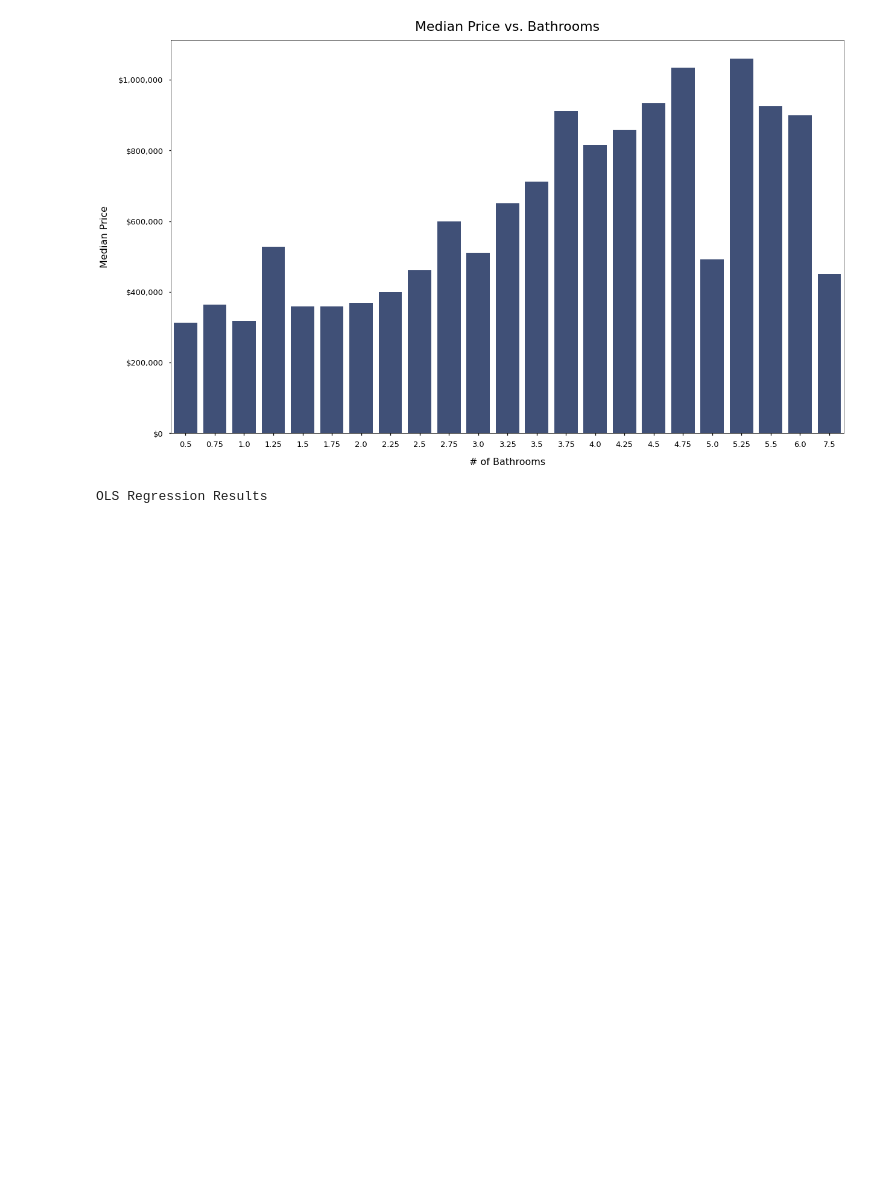
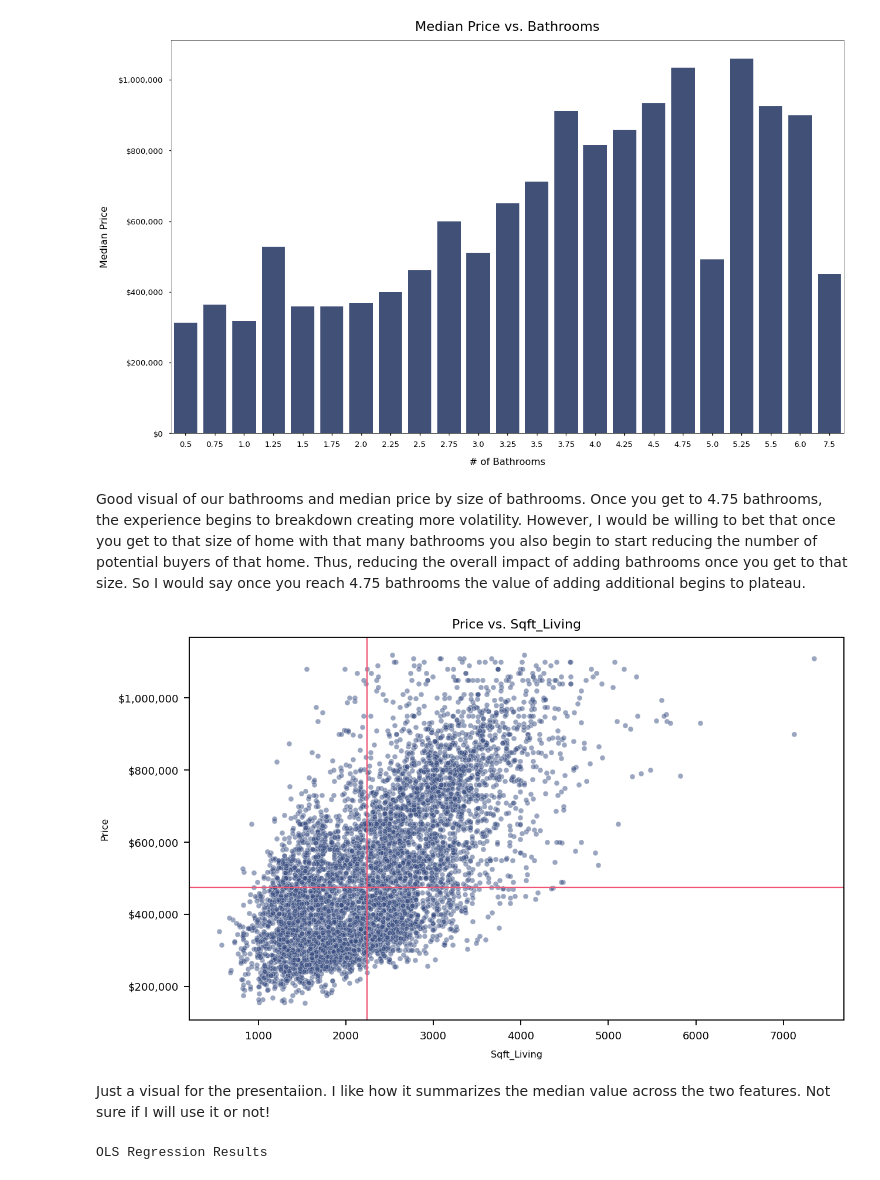
Before and after one commit to heathlikethecandybar/dsc-phase-2-project-v2-3, a Jupyter notebook: phase_2_project.ipynb, the cells around one changed output. Drawn from its saved outputs; the diff is of its cells as text; code cells hidden in the pictures; blank space fills up the shorter version.

```diff
--- a/phase_2_project.ipynb
+++ b/phase_2_project.ipynb
@@ -1374,6 +1404,40 @@ ax.set_ylabel('Median Price', labelpad = 15, fontsize = 16)
 plt.show();
 # %% [output]
 [figure]
+# %% [markdown]
+Good visual of our bathrooms and median price by size of bathrooms.  Once you get to 4.75 bathrooms, the experience begins to breakdown creating more volatility.  However, I would be willing to bet that once you get to that size of home with that many bathrooms you also begin to start reducing the number of potential buyers of that home.  Thus, reducing the overall impact of adding bathrooms once you get to that size.  So I would say once you reach 4.75 bathrooms the value of adding additional begins to plateau.
+# %%
+# adding visual for title page on distribution of data
+
+fig, ax = plt.subplots(figsize = (20,12))
+
+
+
+sns.scatterplot(x="sqft_living",
+                y="price",
+                sizes=(20,1200),
+                alpha=0.5,
+                data=final_df_recent,
+                color= c("indigo"))
+# Put the legend out of the figure
+#plt.legend(bbox_to_anchor=(1.01, 1),borderaxespad=0)
+# Put the legend out of the figure
+#plt.legend(bbox_to_anchor=(1.01, 0.54),  borderaxespad=0.)
+
+ax.set_title('Price vs. Sqft_Living', pad = 15, fontsize = 22)
+ax.set_xlabel('Sqft_Living', labelpad = 15, fontsize = 16)
+ax.set_ylabel('Price', labelpad = 15, fontsize = 16)
+
+plt.axhline(final_df_recent['price'].median(), color = c("peach"), label = 'Median')
+plt.axvline(final_df_recent['sqft_living'].median(), color = c("peach"), label = 'Median')
+
+fmt = '${x:,.0f}'
+tick = mtick.StrMethodFormatter(fmt)
+ax.yaxis.set_major_formatter(tick)
+# %% [output]
+[figure, added]
+# %% [markdown]
+Just a visual for the presentaiion.  I like how it summarizes the median value across the two features.  Not sure if I will use it or not!
 # %%
 # Model 3b - removed outliers, combined with a round of feature removal, and final dataset of
 # > 1990 values.
```
Also changed, not shown: parts of 34 cells of this notebook, 4 other files.
